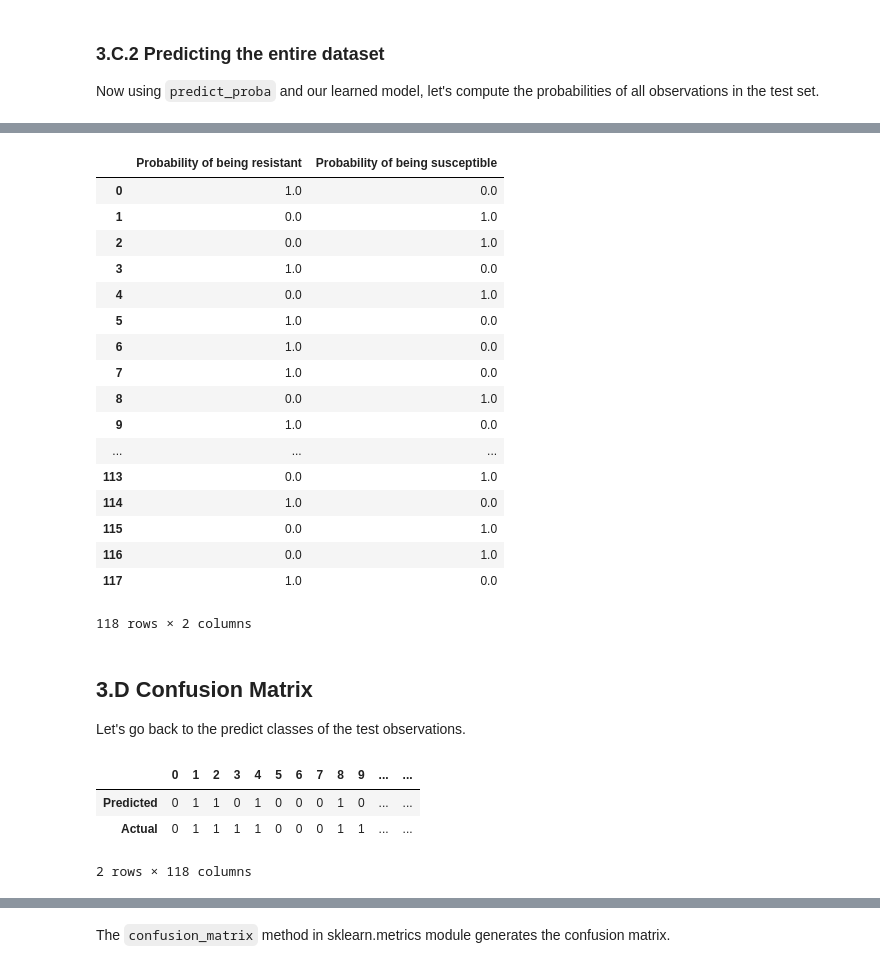
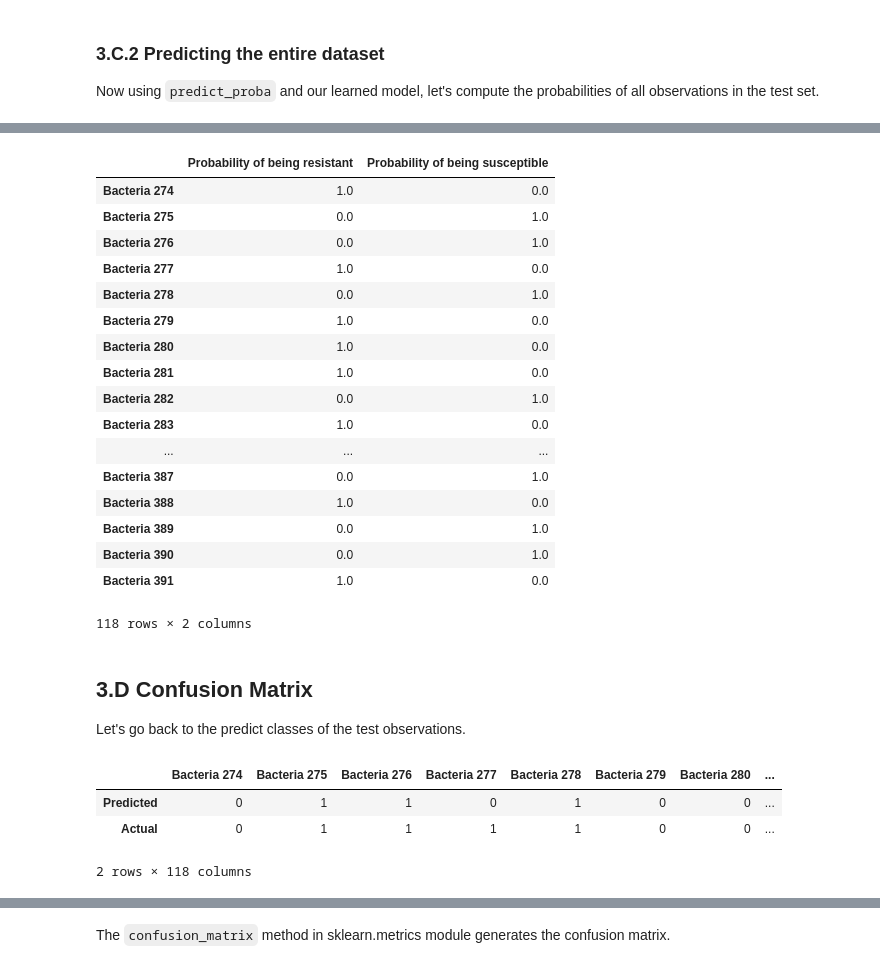
Before and after one commit to aarcher07/Predictive-Modeling-with-scikit-learn, a Jupyter notebook: 03_Model_Evaluation_ScikitLearn_with_Naive_Bayes_Classifier.ipynb, the cells around one changed output, grey strips where cells are left out. Cells and saved outputs as stored; diff of their text form; code cells hidden in the pictures.

```diff
--- a/03_Model_Evaluation_ScikitLearn_with_Naive_Bayes_Classifier.ipynb
+++ b/03_Model_Evaluation_ScikitLearn_with_Naive_Bayes_Classifier.ipynb
@@ -32,11 +32,11 @@ Before, we use a Gaussian Naive Bayes algorithm to learn classifier of antibotic
 import pandas as pd
 
 #load training data
-Y_training_set = pd.read_csv('datasets/Y_training_set')
-training_set = pd.read_csv('datasets/training_set')
+labels_training_set = pd.read_csv('datasets/labels_training_set',index_col=0)
+DNA_training_set = pd.read_csv('datasets/DNA_training_set',index_col=0)
 
-Y_test_set = pd.read_csv('datasets/Y_test_set')
-test_set = pd.read_csv('datasets/test_set')
+labels_test_set = pd.read_csv('datasets/labels_test_set',index_col=0)
+DNA_test_set = pd.read_csv('datasets/DNA_test_set',index_col=0)
 # %%
 #import naive bayes
 
@@ -46,7 +46,7 @@ from sklearn.naive_bayes import GaussianNB
 gNB = GaussianNB()
 
 #learn classifier from data
-gNB.fit(training_set,Y_training_set.values.ravel())
+gNB.fit(DNA_training_set,labels_training_set.values.ravel())
 # %% [output]
 GaussianNB(priors=None)
 # %% [markdown]
@@ -222,38 +222,38 @@ array([[1., 0.],
        [1., 0.]])
 # %%
 pd.DataFrame(probabilities_test_set,
-             index=test_set.index,
+             index=DNA_test_set.index,
              columns=['Probability of being resistant','Probability of being susceptible'])
 # %% [output]
 |  | Probability of being resistant | Probability of being susceptible |
-| 0 | 1.0 | 0.0 |
-| 1 | 0.0 | 1.0 |
-| 2 | 0.0 | 1.0 |
-| 3 | 1.0 | 0.0 |
-| 4 | 0.0 | 1.0 |
-| 5 | 1.0 | 0.0 |
-| 6 | 1.0 | 0.0 |
-| 7 | 1.0 | 0.0 |
-| 8 | 0.0 | 1.0 |
-| 9 | 1.0 | 0.0 |
+| Bacteria 274 | 1.0 | 0.0 |
+| Bacteria 275 | 0.0 | 1.0 |
+| Bacteria 276 | 0.0 | 1.0 |
+| Bacteria 277 | 1.0 | 0.0 |
+| Bacteria 278 | 0.0 | 1.0 |
+| Bacteria 279 | 1.0 | 0.0 |
+| Bacteria 280 | 1.0 | 0.0 |
+| Bacteria 281 | 1.0 | 0.0 |
+| Bacteria 282 | 0.0 | 1.0 |
+| Bacteria 283 | 1.0 | 0.0 |
 | ... | ... | ... |
-| 113 | 0.0 | 1.0 |
-| 114 | 1.0 | 0.0 |
-| 115 | 0.0 | 1.0 |
-| 116 | 0.0 | 1.0 |
-| 117 | 1.0 | 0.0 |
+| Bacteria 387 | 0.0 | 1.0 |
+| Bacteria 388 | 1.0 | 0.0 |
+| Bacteria 389 | 0.0 | 1.0 |
+| Bacteria 390 | 0.0 | 1.0 |
+| Bacteria 391 | 1.0 | 0.0 |
 118 rows × 2 columns
 # %% [markdown]
 ## 3.D Confusion Matrix
 
 Let's go back to the predict classes of the test observations.
 # %%
-pd.DataFrame([gNB.predict(test_set),Y_test_set.values.ravel()],
-             columns=range(0,len(Y_test_set)),index=['Predicted','Actual'])
+pd.DataFrame([gNB.predict(DNA_test_set),labels_test_set.values.ravel()],
+             columns=DNA_test_set.index,index=['Predicted','Actual'])
 # %% [output]
-|  | 0 | 1 | 2 | 3 | 4 | 5 | 6 | 7 | 8 | 9 | ... | ... |
-| Predicted | 0 | 1 | 1 | 0 | 1 | 0 | 0 | 0 | 1 | 0 | ... | ... |
-| Actual | 0 | 1 | 1 | 1 | 1 | 0 | 0 | 0 | 1 | 1 | ... | ... |
+|  | Bacteria 274 | Bacteria 275 | Bacteria 276 | Bacteria 277 | Bacteria 278 | Bacteria 279 | Bacteria 280 | ... |
+| Predicted | 0 | 1 | 1 | 0 | 1 | 0 | 0 | ... |
+| Actual | 0 | 1 | 1 | 1 | 1 | 0 | 0 | ... |
 2 rows × 118 columns
 # %% [markdown]
 It's quite difficult to compare list of predicted and actual reisistance categories.
```
Also changed, not shown: parts of 17 cells of this notebook, 25 other files.
